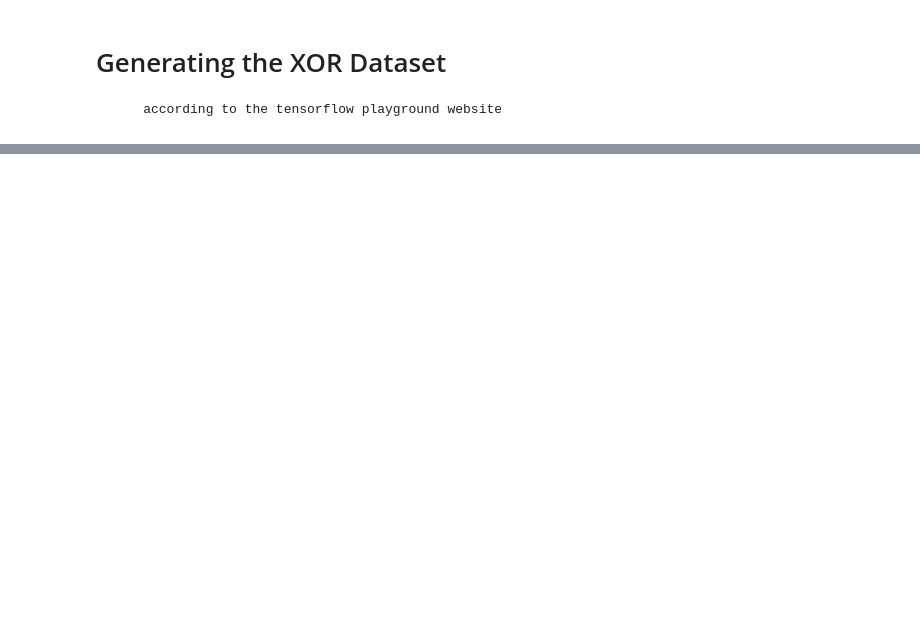
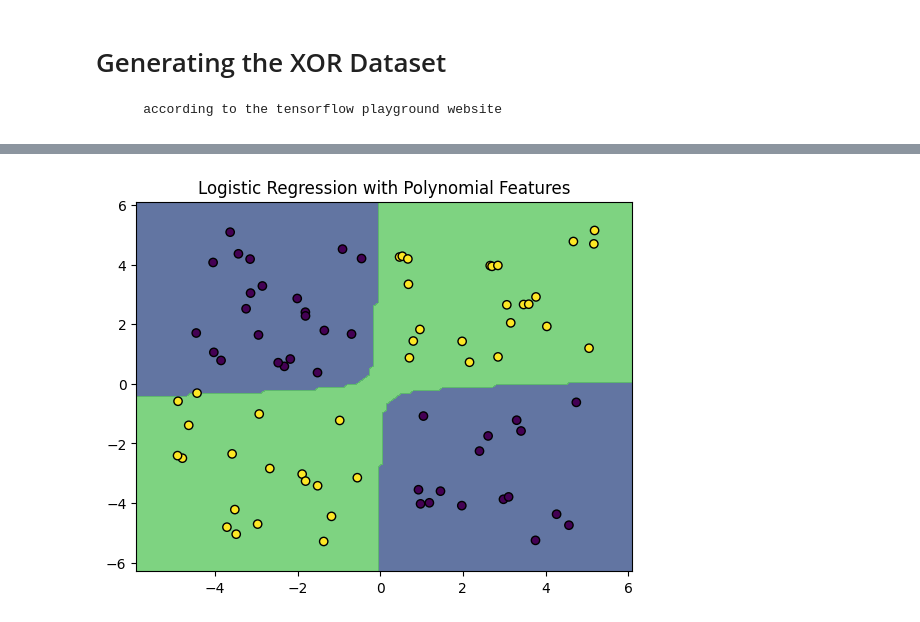
Before and after one commit to shadowscythe03/es335-24-fall-assignment-3, a Jupyter notebook: Task-2.ipynb, the cells around one changed output, grey strips where cells are left out. Drawn from its saved outputs; the diff is of its cells as text; code cells hidden in the pictures; blank space fills up the shorter version.

```diff
--- a/Task-2.ipynb
+++ b/Task-2.ipynb
@@ -176,0 +177,41 @@ Epoch 40, Loss: 0.13770398497581482, Val Loss: 0.055959634482860565
+# %%
+class LogisticRegressionModel(nn.Module):
+    def __init__(self, input_dim):
+        super(LogisticRegressionModel, self).__init__()
+        self.linear = nn.Linear(input_dim, 1)
+
+    def forward(self, x):
+        return torch.sigmoid(self.linear(x))
+
+# Manual polynomial feature expansion
+def polynomial_features(X, degree=2):
+    poly_features = [X]  # Start with original features
+
+    for d in range(2, degree + 1):
+        for i in range(d + 1):
+            feature = (X[:, 0]**(d - i)) * (X[:, 1]**i)
+            poly_features.append(feature.view(-1, 1))  # Reshape to [240, 1]
+
+    return torch.cat(poly_features, dim=1)  # Concatenate along the second dimension
+
+X_poly_train = polynomial_features(X_train, degree=2)
+X_poly_test = polynomial_features(X_test, degree=2)
+
+log_reg = LogisticRegressionModel(X_poly_train.shape[1])
+optimizer = optim.SGD(log_reg.parameters(), lr=0.01)
+criterion = nn.BCELoss()
+
+# Training Logistic Regression
+for epoch in range(200):
+    log_reg.train()
+    optimizer.zero_grad()
+    output = log_reg(X_poly_train).squeeze()
+    loss = criterion(output, y_train)
+    loss.backward()
+    optimizer.step()
+    if epoch % 50 == 0:
+        print(f'Epoch {epoch}, Loss: {loss.item()}')
+
+# Plot decision boundary for Logistic Regression with polynomial features
+plot_decision_boundary(lambda x: log_reg(polynomial_features(x)).squeeze() > 0.5, X_test, y_test, "Logistic Regression with Polynomial Features")
+# %% [output]
@@ -177,2 +222,3 @@ Epoch 40, Loss: 0.13770398497581482, Val Loss: 0.055959634482860565
+[figure, added]
 # %%
 # Function to compute metrics: accuracy, precision, recall, and confusion matrix
```
Also changed, not shown: parts of 7 cells of this notebook.
